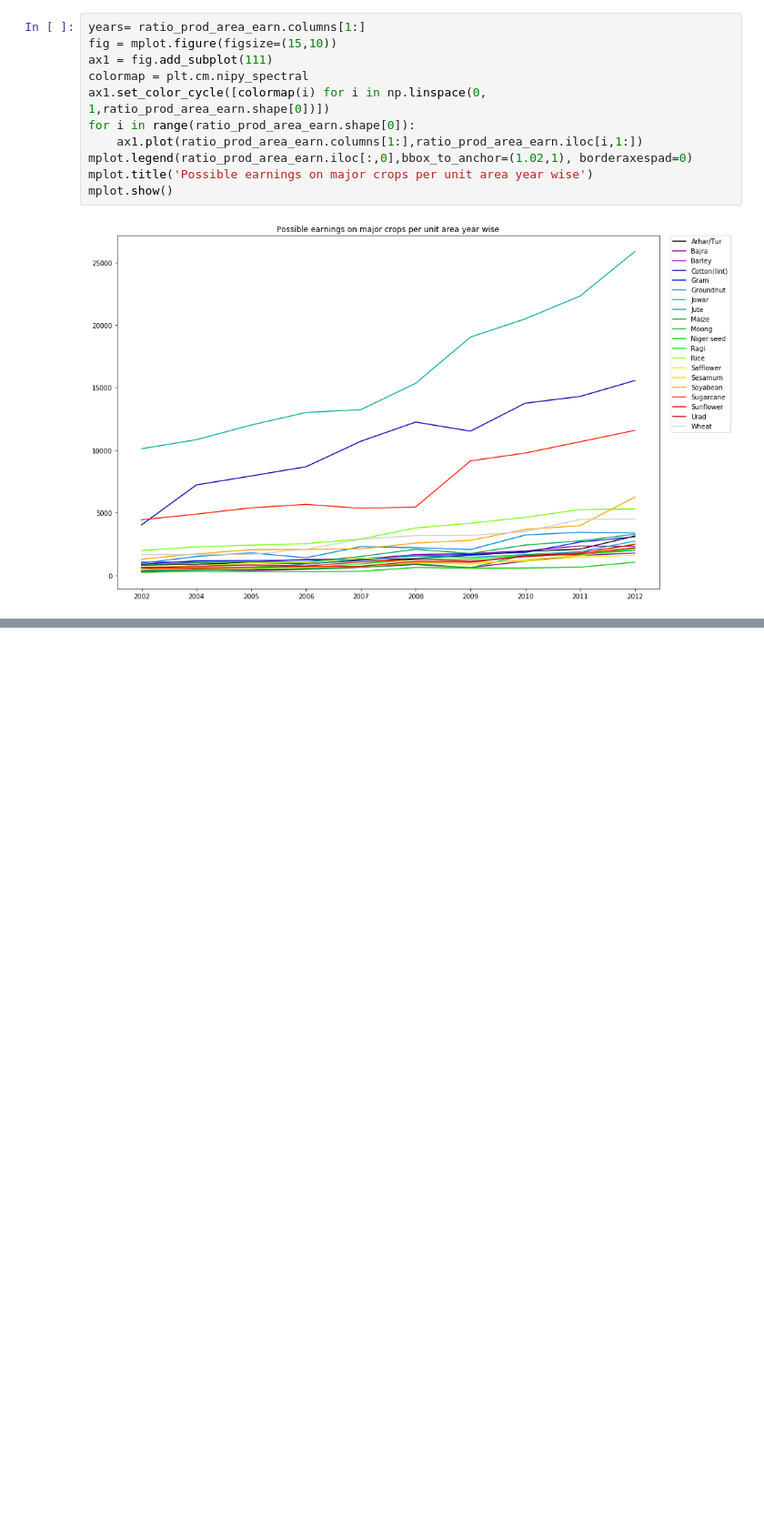
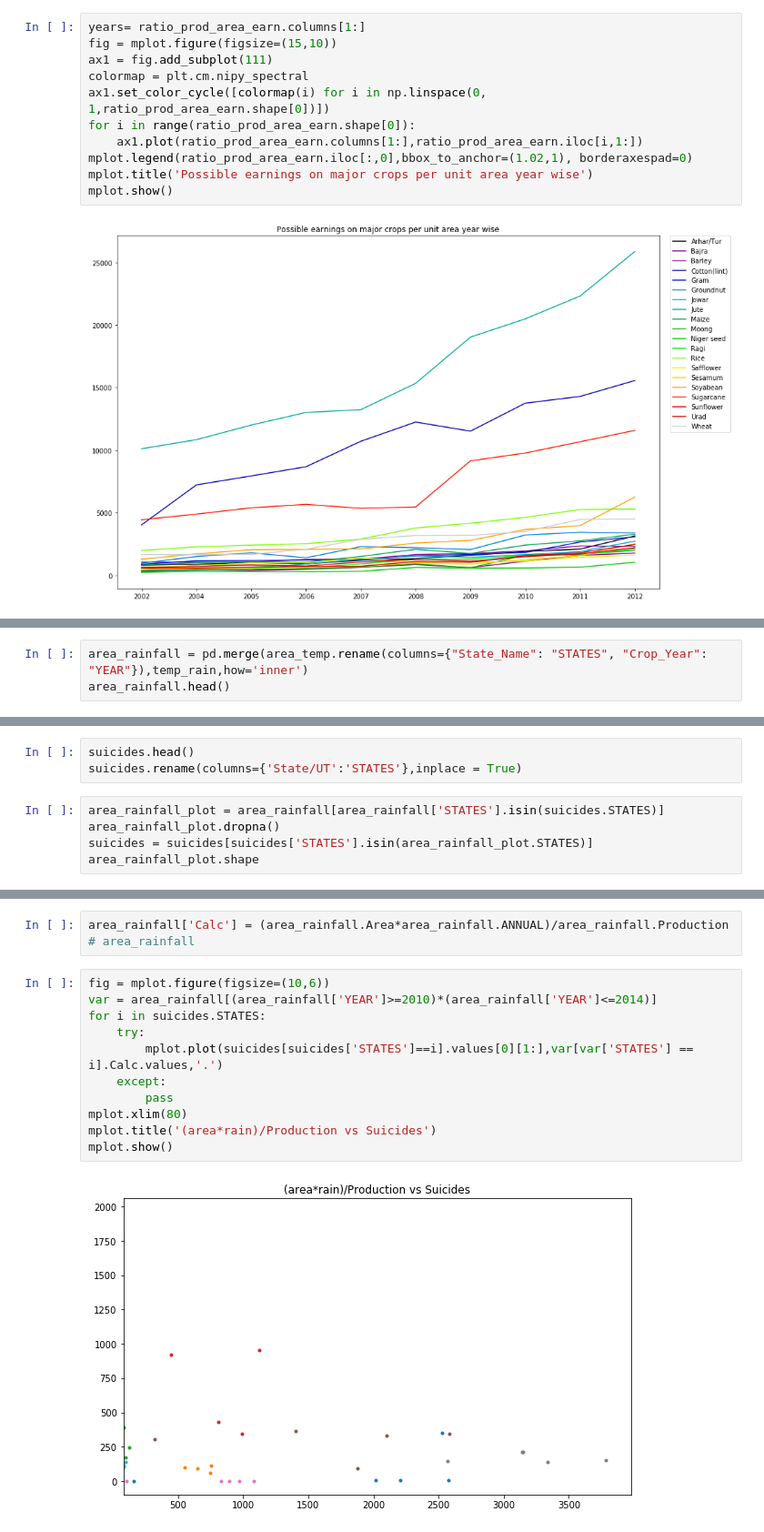
Before and after one commit to nitinvbharti/Agriculture_Analysis, a Jupyter notebook: Agro_analysis.ipynb, the cells around one changed output, grey strips where cells are left out. Shown at 91% size. Cells and saved outputs as stored; diff of their text form; blank space fills up the shorter version.

```diff
--- a/Agro_analysis.ipynb
+++ b/Agro_analysis.ipynb
@@ -418,0 +477,3 @@ mplot.show()
+# %%
+area_rainfall = pd.merge(area_temp.rename(columns={"State_Name": "STATES", "Crop_Year": "YEAR"}),temp_rain,how='inner')
+area_rainfall.head()
@@ -418,0 +490,8 @@ mplot.show()
+# %%
+suicides.head()
+suicides.rename(columns={'State/UT':'STATES'},inplace = True)
+# %%
+area_rainfall_plot = area_rainfall[area_rainfall['STATES'].isin(suicides.STATES)]
+area_rainfall_plot.dropna()
+suicides = suicides[suicides['STATES'].isin(area_rainfall_plot.STATES)]
+area_rainfall_plot.shape
@@ -418,0 +513,16 @@ mplot.show()
+# %%
+area_rainfall['Calc'] = (area_rainfall.Area*area_rainfall.ANNUAL)/area_rainfall.Production
+# area_rainfall
+# %%
+fig = mplot.figure(figsize=(10,6))
+var = area_rainfall[(area_rainfall['YEAR']>=2010)*(area_rainfall['YEAR']<=2014)]
+for i in suicides.STATES:
+    try:
+        mplot.plot(suicides[suicides['STATES']==i].values[0][1:],var[var['STATES'] == i].Calc.values,'.')
+    except:
+        pass
+mplot.xlim(80)
+mplot.title('(area*rain)/Production vs Suicides')
+mplot.show()
+# %% [output]
+[figure, added]
```
Also changed, not shown: parts of 13 cells of this notebook.
